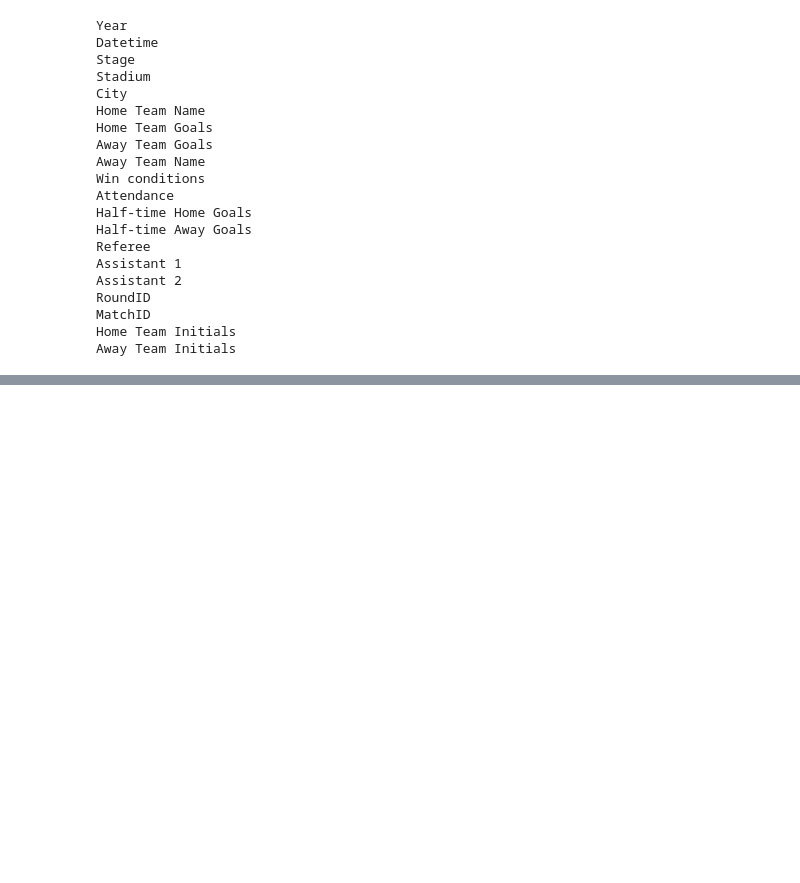
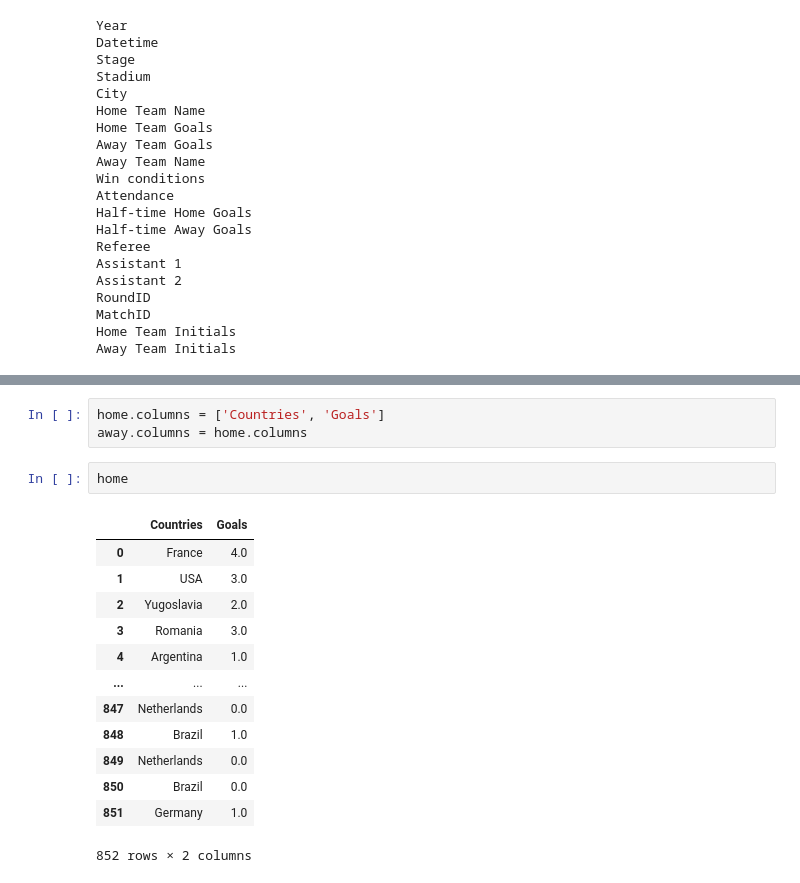
Before and after one commit to Binita72/FIFA_World_Cup, a Jupyter notebook: Untitled.ipynb, the cells around one changed output, grey strips where cells are left out. Cells and saved outputs as stored; diff of their text form; blank space fills up the shorter version.

```diff
--- a/Untitled.ipynb
+++ b/Untitled.ipynb
@@ -241,0 +402,19 @@ Germany FR, C�te d'Ivoire,
+# %%
+home.columns = ['Countries', 'Goals']
+away.columns = home.columns
+# %%
+home
+# %% [output]
+|  | Countries | Goals |
+| 0 | France | 4.0 |
+| 1 | USA | 3.0 |
+| 2 | Yugoslavia | 2.0 |
+| 3 | Romania | 3.0 |
+| 4 | Argentina | 1.0 |
+| ... | ... | ... |
+| 847 | Netherlands | 0.0 |
+| 848 | Brazil | 1.0 |
+| 849 | Netherlands | 0.0 |
+| 850 | Brazil | 0.0 |
+| 851 | Germany | 1.0 |
+852 rows × 2 columns
```
Also changed, not shown: parts of 26 cells of this notebook.
